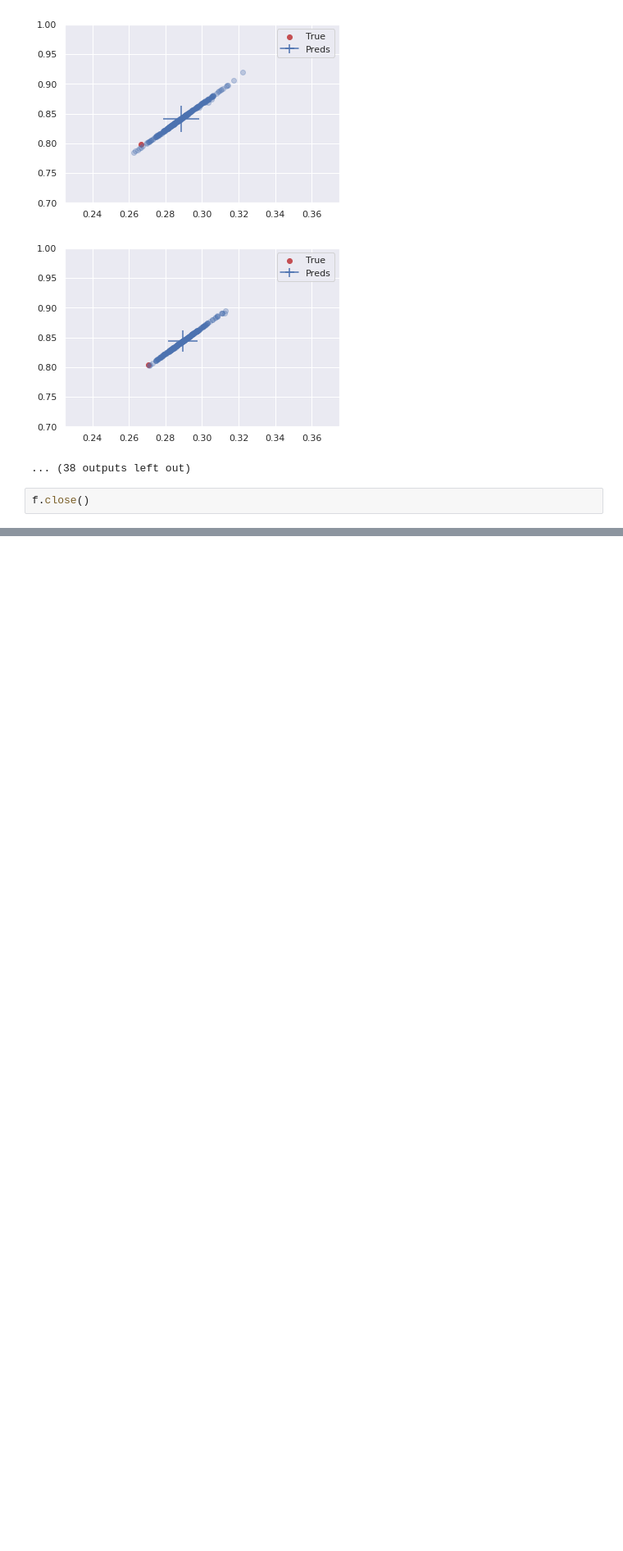
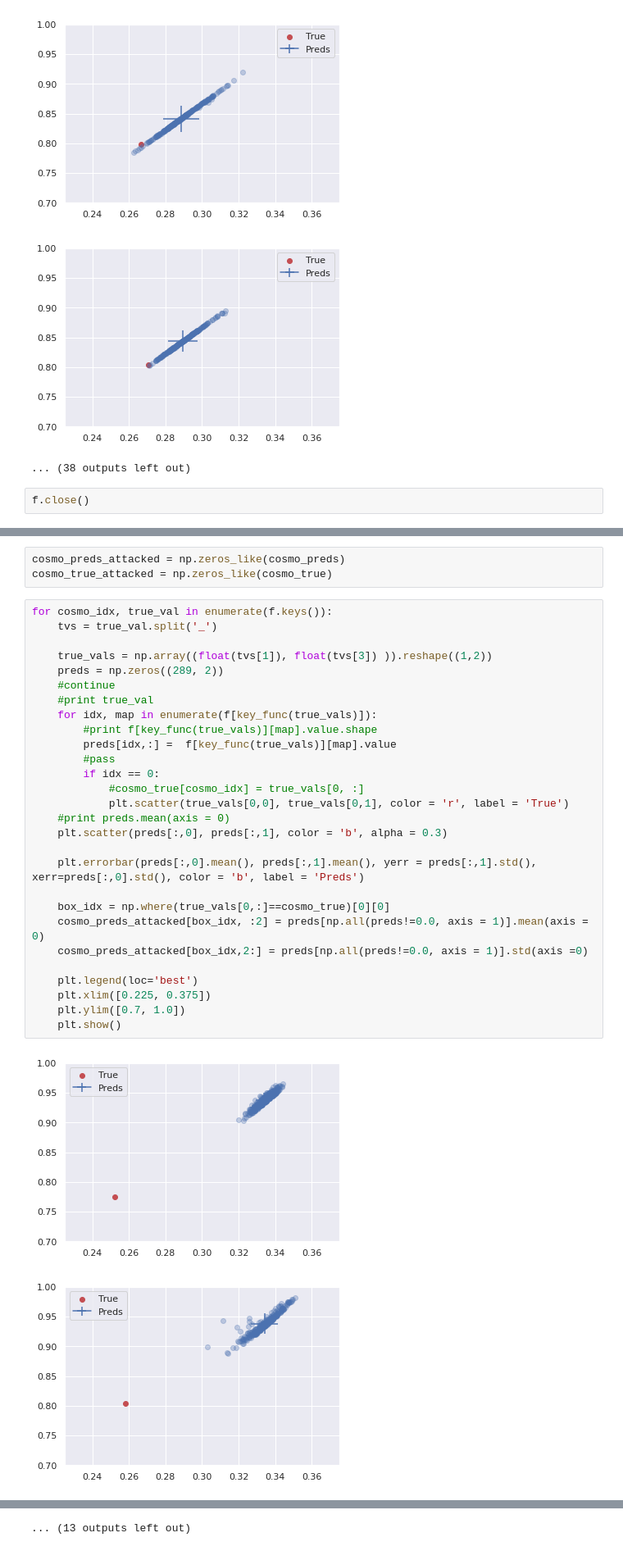
Before and after one commit to mclaughlin6464/uatu, a Jupyter notebook: notebooks/Visualize Tests.ipynb, the cells around one changed output, grey strips where cells are left out. Shown at 82% size. Saved outputs shown, nothing was run; the diff lists cells and outputs as text; blank space fills up the shorter version.

```diff
--- a/notebooks/Visualize Tests.ipynb
+++ b/notebooks/Visualize Tests.ipynb
@@ -64,0 +74,34 @@ f.close()
+# %%
+cosmo_preds_attacked = np.zeros_like(cosmo_preds)
+cosmo_true_attacked = np.zeros_like(cosmo_true)
+# %%
+for cosmo_idx, true_val in enumerate(f.keys()):
+    tvs = true_val.split('_')
+
+    true_vals = np.array((float(tvs[1]), float(tvs[3]) )).reshape((1,2))
+    preds = np.zeros((289, 2))
+    #continue
+    #print true_val
+    for idx, map in enumerate(f[key_func(true_vals)]):
+        #print f[key_func(true_vals)][map].value.shape
+        preds[idx,:] =  f[key_func(true_vals)][map].value
+        #pass
+        if idx == 0:
+            #cosmo_true[cosmo_idx] = true_vals[0, :]
+            plt.scatter(true_vals[0,0], true_vals[0,1], color = 'r', label = 'True')
+    #print preds.mean(axis = 0)
+    plt.scatter(preds[:,0], preds[:,1], color = 'b', alpha = 0.3)
+
+    plt.errorbar(preds[:,0].mean(), preds[:,1].mean(), yerr = preds[:,1].std(), xerr=preds[:,0].std(), color = 'b', label = 'Preds')
+
+    box_idx = np.where(true_vals[0,:]==cosmo_true)[0][0]
+    cosmo_preds_attacked[box_idx, :2] = preds[np.all(preds!=0.0, axis = 1)].mean(axis = 0)
+    cosmo_preds_attacked[box_idx,2:] = preds[np.all(preds!=0.0, axis = 1)].std(axis =0)
+
+    plt.legend(loc='best')
+    plt.xlim([0.225, 0.375])
+    plt.ylim([0.7, 1.0])
+    plt.show()
+# %% [output]
+[figure, added]
+[figure, added]
@@ -64,0 +118 @@ f.close()
+... (13 outputs left out)
```
Also changed, not shown: parts of 6 cells of this notebook, 3 other files.
